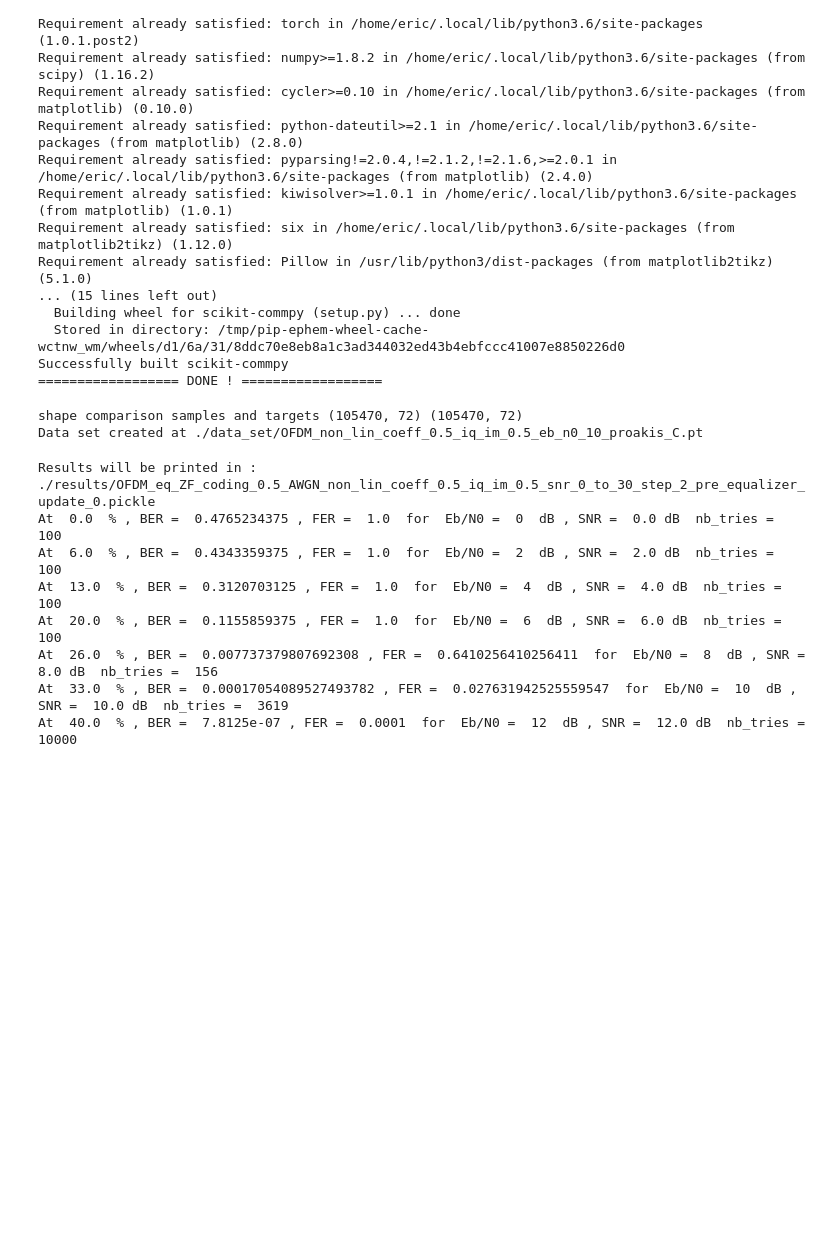
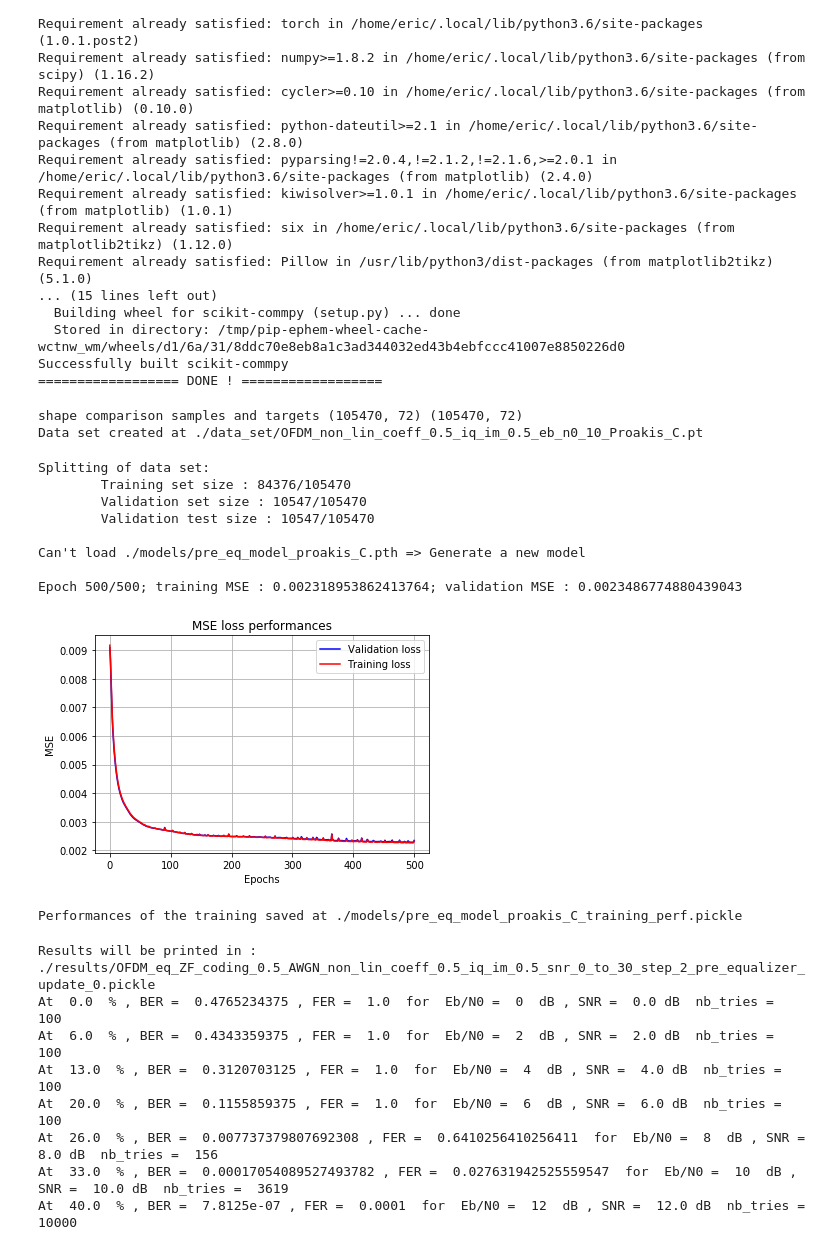
Before and after one commit to EricSoubigou/Deep-Net-Pre-Equalizer, a Jupyter notebook: online_label_recovery.ipynb, the cells around one changed output. Drawn from its saved outputs; the diff is of its cells as text; code cells hidden in the pictures; blank space fills up the shorter version.

```diff
--- a/online_label_recovery.ipynb
+++ b/online_label_recovery.ipynb
@@ -102,10 +102,10 @@ from DataSetManager import *
 data_set_generation_param_dict = {
     "eb_n0_db": 10,
     "channel_parameters": {
-        "channel_type": "AWGN",
+        "channel_type": "Proakis_C",
         "non_lin_coeff": 0.5,
         "iq_imbalance": 0.5,
-        "channel_taps": np.array([1]),
+        "channel_taps": np.array([1, 2, 3, 2, 1]),
     },
     "frame_length": 6000060,#2000140, # 1000040
     "modulation": {
@@ -125,7 +125,7 @@ data_set_generation_param_dict = {
 create_data_set(data_set_generation_param_dict)
 # %% [output]
 shape comparison samples and targets (105470, 72) (105470, 72)
-Data set created at ./data_set/OFDM_non_lin_coeff_0.5_iq_im_0.5_eb_n0_10_proakis_C.pt
+Data set created at ./data_set/OFDM_non_lin_coeff_0.5_iq_im_0.5_eb_n0_10_Proakis_C.pt
 # %%
 #  Train the NN-prequlizer
 from PreEqualizer import *
@@ -134,7 +134,7 @@ from torch.utils.data import DataLoader
 
 # Load the data set
 data_set = OFDMSamplesDataset(
-    "./data_set/OFDM_non_lin_coeff_0.5_iq_im_0.5_eb_n0_10_proakis_C.pt"
+    "./data_set/OFDM_non_lin_coeff_0.5_iq_im_0.5_eb_n0_10_Proakis_C.pt"
 )
 # Spliting policies
 training_size = int(0.8 * len(data_set))
@@ -162,35 +162,46 @@ batch_size_set = 10000
 nb_epochs = 500
 
 training_dataloader = DataLoader(
     dataset=training_set, batch_size=batch_size_set, shuffle=False
 )
 validation_dataloader = DataLoader(
     dataset=validation_set, batch_size=batch_size_set, shuffle=False
 )
 
 # Creation of the PreEqualizer
-model_path = "./models/pre_eq_model.pth"
-path_training = "./models/pre_eq_model_training_perf.pickle"
+model_path = "./models/pre_eq_model_proakis_C.pth"
+path_training = "./models/pre_eq_model_proakis_C_training_perf.pickle"
 
 pre_eq = PreEqualizer(data_set.get_number_of_carriers())
 
 try:
     pre_eq.load_state_dict(torch.load(model_path))
 except:
     print("Can't load {} => Generate a new model\n".format(model_path))
 
 # Train the Pre-Equalizer in standalone mode
 PreEqualizer.train(
     pre_eq,
     training_dataloader,
     validation_dataloader,
     nb_epochs=nb_epochs,
     path_training=path_training,
     sgd_step=0.001,
 )
 
 # Save the model after training
 torch.save(pre_eq.state_dict(), model_path)
+# %% [output]
+Splitting of data set:
+        Training set size : 84376/105470
+        Validation set size : 10547/105470
+        Validation test size : 10547/105470
+
+Can't load ./models/pre_eq_model_proakis_C.pth => Generate a new model
+
+Epoch 500/500; training MSE : 0.002318953862413764; validation MSE : 0.0023486774880439043
+[figure, added]
+Performances of the training saved at ./models/pre_eq_model_proakis_C_training_perf.pickle
 # %%
 # Launch simulation
 from MonteCarlo import *
```
Also changed, not shown: parts of 2 cells of this notebook, 2 other files.
